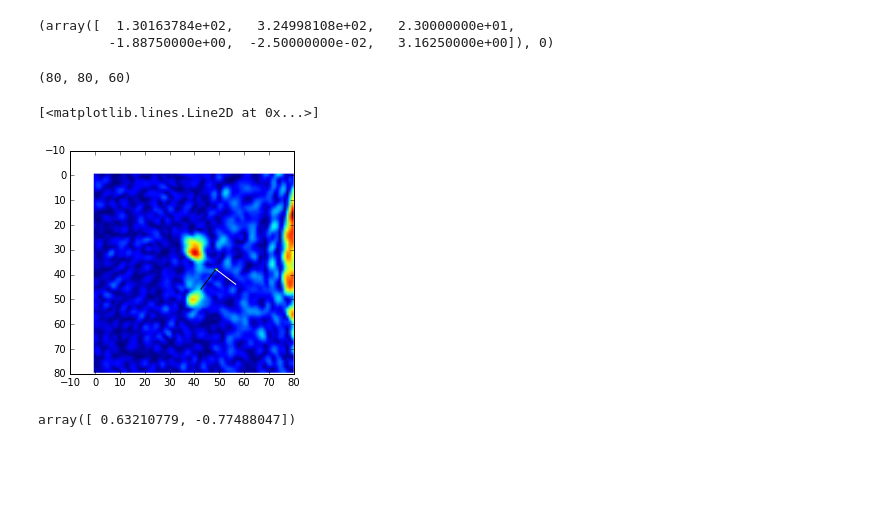
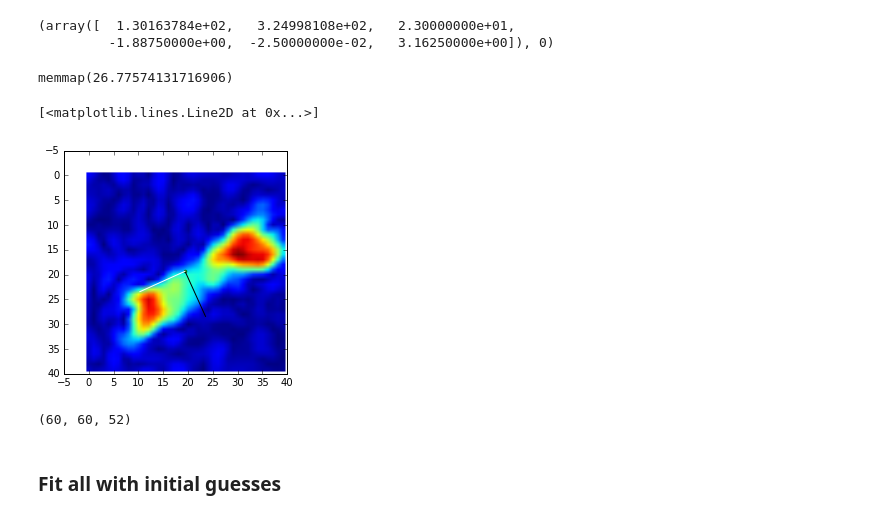
Before and after one commit to vlchaplin/fus_igt_gh, a Jupyter notebook: py/tracking_analysis_fit.ipynb, the cells around one changed output. Saved outputs shown, nothing was run; the diff lists cells and outputs as text; code cells hidden in the pictures; blank space fills up the shorter version.

```diff
--- a/py/tracking_analysis_fit.ipynb
+++ b/py/tracking_analysis_fit.ipynb
@@ -668,37 +664,45 @@ ans
 # %% [output]
 (array([  1.30163784e+02,   3.24998108e+02,   2.30000000e+01,
          -1.88750000e+00,  -2.50000000e-02,   3.16250000e+00]), 0)
-# %%
-vm0.shape
-# %% [output]
-(80, 80, 60)
+# %%
+zb
+# %% [output]
+memmap(26.77574131716906)
 # %%
-im=datablock[:,:,30]
+im=datablock[0:,0:,:]
 
-(mx,my) = np.meshgrid( np.arange(im.shape[0]), np.arange(im.shape[1]), indexing='ij')
+(mx,my,mz) = np.meshgrid( np.arange(im.shape[0]), np.arange(im.shape[1]), np.arange(im.shape[2]), indexing='ij')
 
 xb=np.sum( mx*im ) / np.sum(im)
 yb=np.sum( my*im ) / np.sum(im)
+zb=np.sum( mz*im ) / np.sum(im)
 
-Ixx = np.sum( (my)**2*im )
-Iyy = np.sum( (mx)**2*im )
-Ixy = -np.sum( (mx)*(my)*im )
+Ixx = np.sum( ((my-yb)**2 + (mz-zb)**2)*im )
+Iyy = np.sum( ((mx-xb)**2 + (mz-zb)**2)*im )
+Izz = np.sum( ((mx-xb)**2 + (my-yb)**2)*im )
+Ixy = -np.sum( (mx-xb)*(my-yb)*im )
+Ixz = -np.sum( (mx-xb)*(mz-zb)*im )
+Iyz = -np.sum( (mz-zb)*(my-yb)*im )
 
-w,v = np.linalg.eig([[Ixx,Ixy],[Ixy,Iyy]])
+w,v = np.linalg.eig([[Ixx,Ixy,Ixz],[Ixy,Iyy,Iyz], [Ixz,Iyz,Izz]])
 
-axv=v[:,0]
+axv0=v[:,0]
+axv1=v[:,1]
+
+im = im[:,:,np.round(zb)]
 
 plt.imshow(im)
 plt.plot([yb],[xb],'g.')
-plt.plot([yb,yb + 10*axv[1]], [xb,xb + 10*axv[0]],'k')
-axv=v[:,1]
-plt.plot([yb,yb + 10*axv[1]], [xb,xb + 10*axv[0]],'w')
+plt.plot([yb,yb + 10*axv0[1]], [xb,xb + 10*axv0[0]],'k')
+plt.plot([yb,yb + 10*axv1[1]], [xb,xb + 10*axv1[0]],'w')
 # %% [output]
 [<matplotlib.lines.Line2D at 0x...>]
-[figure, old version]
+[figure, new version]
 # %%
 w,v = np.linalg.eig([[Ixx,Ixy],[Ixy,Iyy]])
-# %%
-axv
-# %% [output]
-array([ 0.63210779, -0.77488047])
+# %%
+mx.shape
+# %% [output]
+(60, 60, 52)
+# %% [markdown]
+### Fit all with initial guesses ###
```
Also changed, not shown: parts of 15 cells of this notebook.
